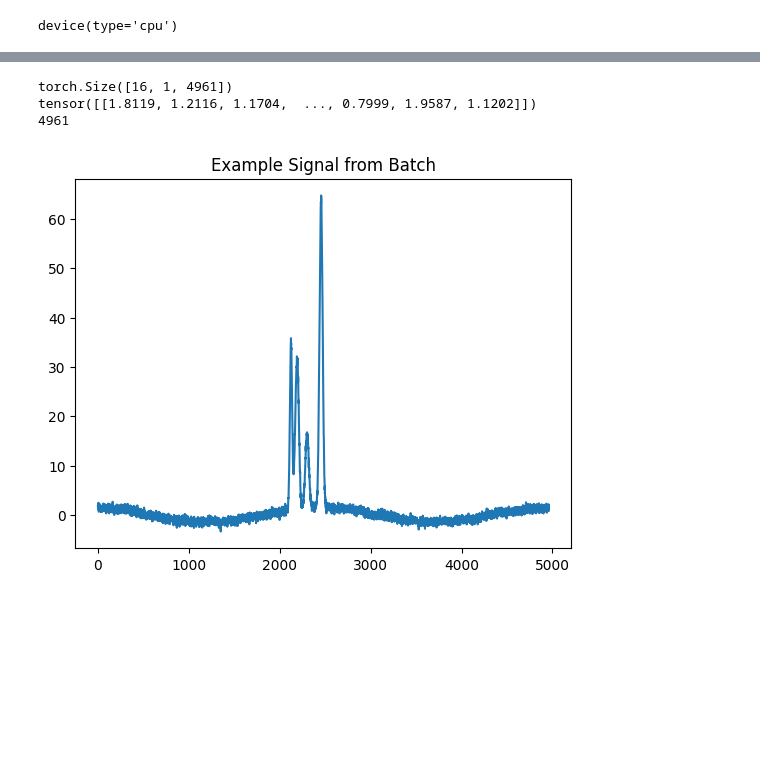
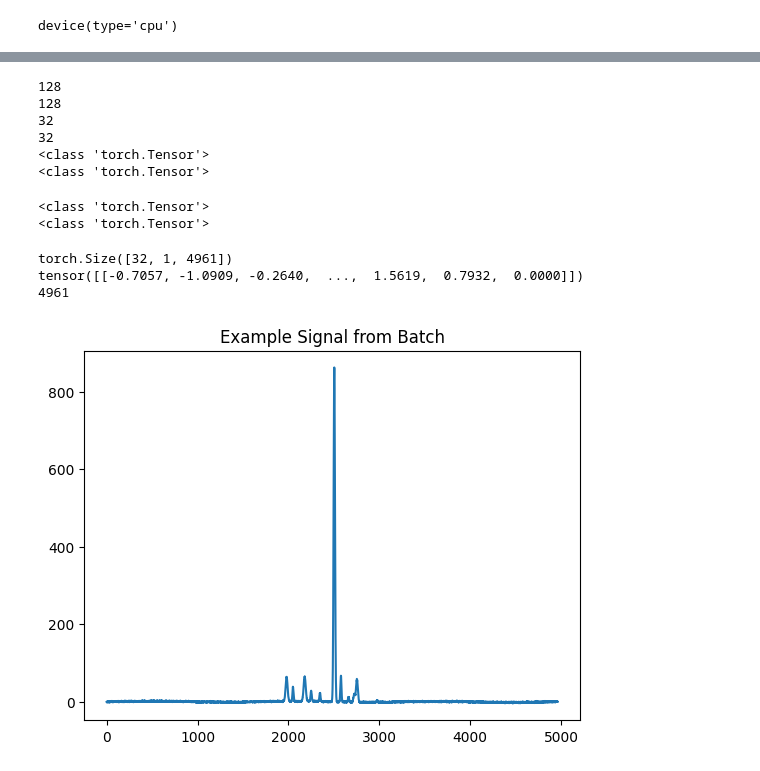
Before and after one commit to emilie-hebraud/Fil_rouge, a Jupyter notebook: Code/deep.ipynb, the cells around one changed output, grey strips where cells are left out. Drawn from its saved outputs; the diff is of its cells as text; code cells hidden in the pictures; blank space fills up the shorter version.

```diff
--- a/Code/deep.ipynb
+++ b/Code/deep.ipynb
@@ -49,15 +100,10 @@ csv_files = list(Path("../Data/synthetic_ce_outputs_v5/csv").glob("*.csv"))
 #number of files in the folder
 print(f"Number of CSV files found: {len(csv_files)}")
 dataset = PeakDataset(csv_files)
+x_data = dataset.samples
+y_data = dataset.labels
 
-print(type(dataset))
-print(len(dataset))
-loader = DataLoader(
-    dataset,
-    batch_size=16,
-    shuffle=True,
-    num_workers=4,
-    pin_memory=True
-)
+print(len(x_data))
+print(len(y_data))
 # %% [output]
 Number of CSV files found: 40
@@ -65,0 +145,9 @@ Number of CSV files found: 40
+# %%
+print(y_data[0].numpy())
+plt.figure(figsize=(10, 6))
+y_data = torch.stack(y_data)
+sns.heatmap(y_data.squeeze().numpy(), cmap="viridis", cbar=True)
+plt.title("Heatmap of Signal Batch")
+plt.xlabel("Molecular Weight Index")
+plt.ylabel("Sample Index in Batch")
+plt.show()
@@ -86,21 +213,42 @@ Successfully installed contourpy-1.3.3 cycler-0.12.1 fonttools-4.61.1 kiwisolver
+# %%
+print(len(X_train))
+print(len(y_train))
+print(len(X_test))
+print(len(y_test))
+print(type(X_train))
+print(type(X_train[0]))
+# %% [output]
+128
+128
+32
+32
+<class 'torch.Tensor'>
+<class 'torch.Tensor'>
+# %%
+print(type(y_train))
+print(type(y_test))
+# %% [output]
+<class 'torch.Tensor'>
+<class 'torch.Tensor'>
 # %%
-#visualisation d'un batch
-for batch in loader:
-    print(batch.shape)
-    print(batch[0])
-    print(len(batch[0][0]))
+
+#visualisation of a batch
+for x_batch, y_batch in train_loader:
+    print(x_batch.shape)
+    print(x_batch[2])
+    print(len(x_batch[2][0]))
     break
 
 # Example output:
 # torch.Size([16, 1, 4961])
 
-#plot d'un signal
+#signal plot
 import matplotlib.pyplot as plt
-plt.plot(batch[0][0].numpy())
+plt.plot(x_batch[2][0].numpy())
 plt.title("Example Signal from Batch")
 plt.show()
 # %% [output]
-torch.Size([16, 1, 4961])
-tensor([[1.8119, 1.2116, 1.1704,  ..., 0.7999, 1.9587, 1.1202]])
+torch.Size([32, 1, 4961])
+tensor([[-0.7057, -1.0909, -0.2640,  ...,  1.5619,  0.7932,  0.0000]])
 4961
-[figure, old version]
+[figure, new version]
```
Also changed, not shown: parts of 14 cells of this notebook, 1 other file.
